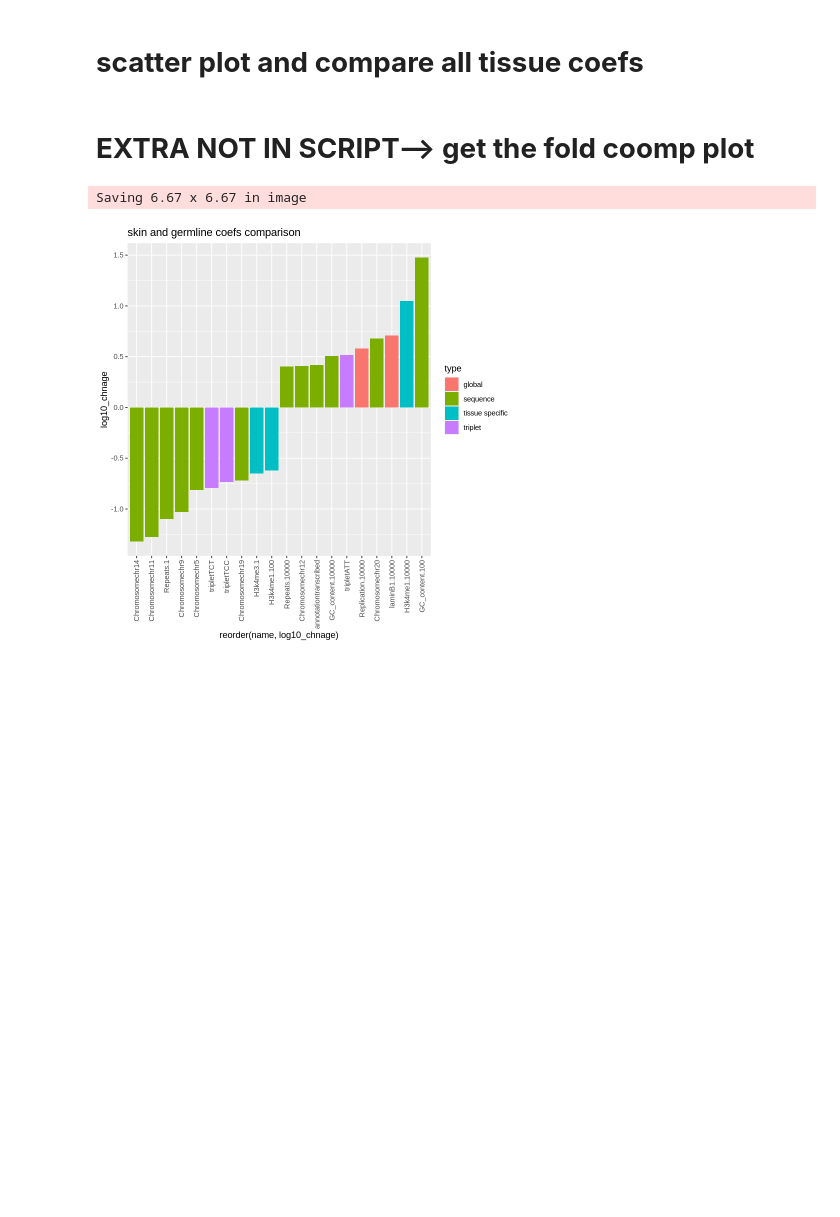
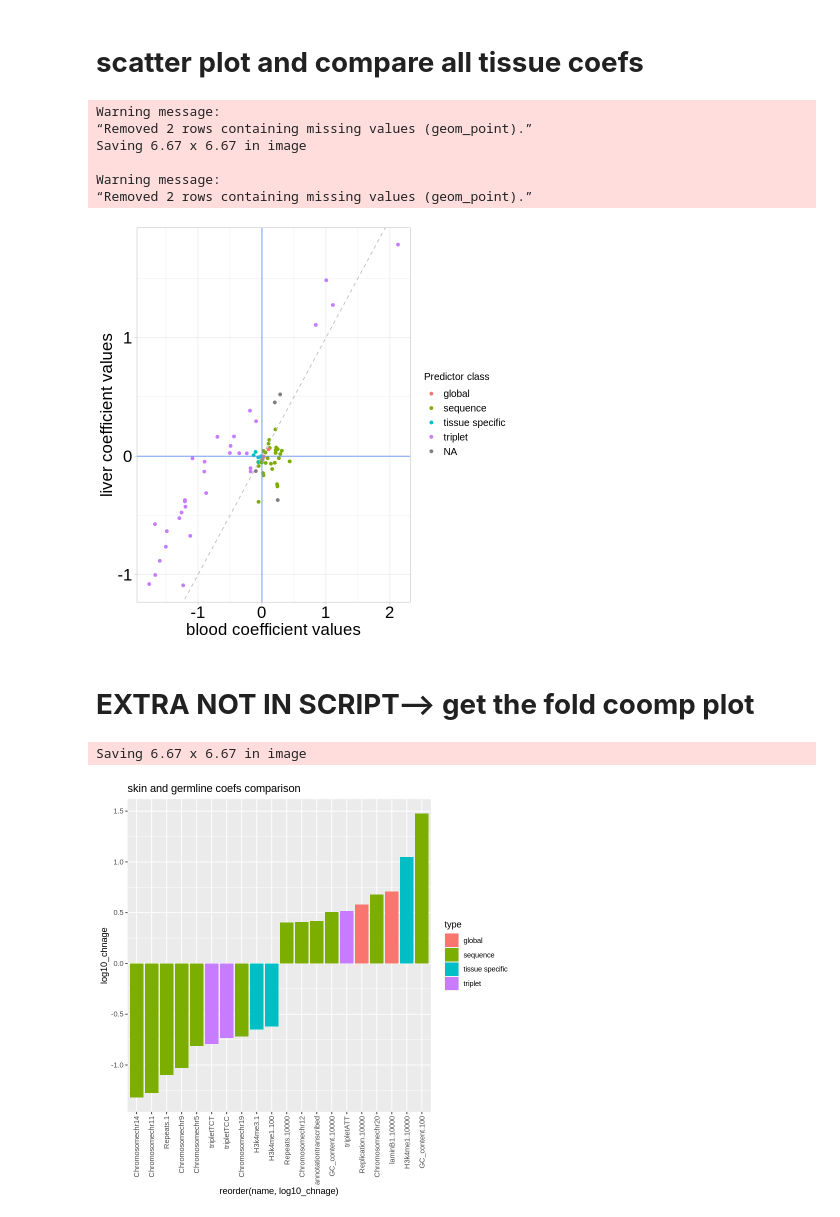
Before and after one commit to MadeleineOman/mutability, a Jupyter notebook: analysis/modules/plotting_coef/plotting_coef.ipynb, the cells around one changed output. Saved outputs shown, nothing was run; the diff lists cells and outputs as text; code cells hidden in the pictures; blank space fills up the shorter version.

```diff
--- a/analysis/modules/plotting_coef/plotting_coef.ipynb
+++ b/analysis/modules/plotting_coef/plotting_coef.ipynb
@@ -5,9 +5,9 @@
 # tissue = args[1]
 # tissue_predOn = args[2]
 # model_name = args[3]
-tissue = "germline"
+tissue = "liver"
 tissue_predOn = "blood"
-model_name = "model3"
+model_name = "model4"
 tmp_file_path = "../../../"
 
 
@@ -17,10 +17,10 @@ library(stringr)
 
 #reading in data
 if (tissue_predOn =="liver"){ #oif conditional as different files to compare to liver
-    tissue_coefs <- read.csv(paste(tmp_file_path,"data/",tissue,"/dataframes/",model_name,"/",tissue,"_onLiver_coefDF_bootstrap.csv",sep=""))
+    tissue_coefs <- read.csv(paste(tmp_file_path,"data/",tissue,"/dataframes/",model_name,"/",tissue,"_forLiver_coefDF_bootstrap.csv",sep=""))
 }else{tissue_coefs <- read.csv(paste(tmp_file_path,"data/",tissue,"/dataframes/",model_name,"/",tissue,"_coefDF_bootstrap.csv",sep=""))}
 if (tissue=="liver"){
-   tissue_predOn_coefs <- read.csv(paste(tmp_file_path,"data/",tissue_predOn,"/dataframes/",model_name,"/",tissue_predOn,"_onLiver_coefDF_bootstrap.csv",sep=""))
+   tissue_predOn_coefs <- read.csv(paste(tmp_file_path,"data/",tissue_predOn,"/dataframes/",model_name,"/",tissue_predOn,"_forLiver_coefDF_bootstrap.csv",sep=""))
 }else{tissue_predOn_coefs <- read.csv(paste(tmp_file_path,"data/",tissue_predOn,"/dataframes/",model_name,"/",tissue_predOn,"_coefDF_bootstrap.csv",sep=""))}
 
 
@@ -60,33 +60,41 @@ ggplot(all_coefs, aes(y = tissue_est, x = tissue_predON_est)) +
     geom_point(aes(color=type) )+
     theme_light()+
 #     scale_y_continuous(breaks=seq(-0.75,1.75,0.75)) +
 #     scale_x_continuous(breaks=seq(-0.75,1.75,0.75)) +
     geom_abline(intercept=0, slope=1, col="grey",linetype="dashed")+ #http://www.sthda.com/english/wiki/ggplot2-line-types-how-to-change-line-types-of-a-graph-in-r-software
     geom_abline(intercept=0, slope=0, col="cornflowerblue")+
     geom_vline(xintercept=0,col="cornflowerblue") + #http://www.sthda.com/english/wiki/ggplot2-add-straight-lines-to-a-plot-horizontal-vertical-and-regression-lines
     labs(
         x = paste(tissue_predOn," coefficient values",sep=""),
         y = paste(tissue," coefficient values",sep=""),
         color = "Predictor class"#https://stackoverflow.com/questions/14622421/how-to-change-legend-title-in-ggplot
         ) +
     theme(
     axis.text = element_text(size = 20, family = 'Helvetica', color = 'black'),
     axis.title = element_text(size = 20, family = 'Helvetica'),
     legend.title = element_text(size=12, family = 'Helvetica'),
     legend.text = element_text(size = 12, family = 'Helvetica')
     )
 ggsave(paste(tmp_file_path,"analysis/global/plots/",model_name,"/coefScatter_",tissue,"_on_",tissue_predOn,".pdf",sep=""))
 
 #writing some infor on how wel they match to file
 error_output_file = paste(tmp_file_path,"analysis/global/plots/",model_name,"/coefScatter_",tissue,"_on_",tissue_predOn,"_textOutput.txt",sep="")
 
 MAE = mean(abs(all_coefs$tissue_est - all_coefs$tissue_predON_est),na.rm=TRUE)
 string_to_print = paste("mean absolute error is",round(MAE,4),sep=" ")
 cat(string_to_print,file=error_output_file,sep="\n",append=TRUE)
 
 fit<-lm(tissue_est~tissue_predON_est,data=all_coefs)
 string_to_print = paste("r-squared is",summary(fit)$r.squared,sep=" ")
 cat(string_to_print,file=error_output_file,sep="\n",append=TRUE)
+# %% [output]
+Warning message:
+“Removed 2 rows containing missing values (geom_point).”
+Saving 6.67 x 6.67 in image
+
+Warning message:
+“Removed 2 rows containing missing values (geom_point).”
+[figure, added]
 # %% [markdown]
 # **EXTRA NOT IN SCRIPT--> get the fold coomp plot**
 # %%
```
Also changed, not shown: 1 other file.
